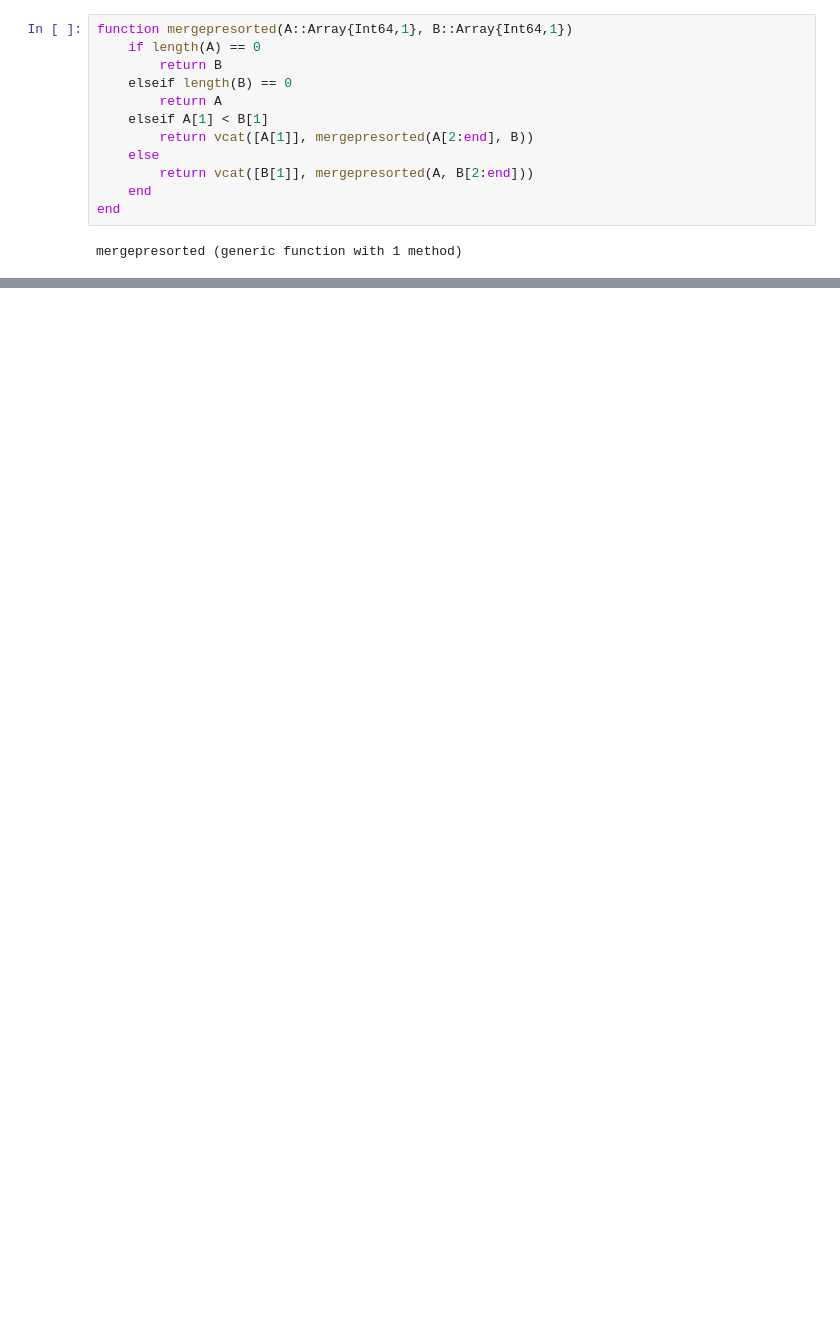
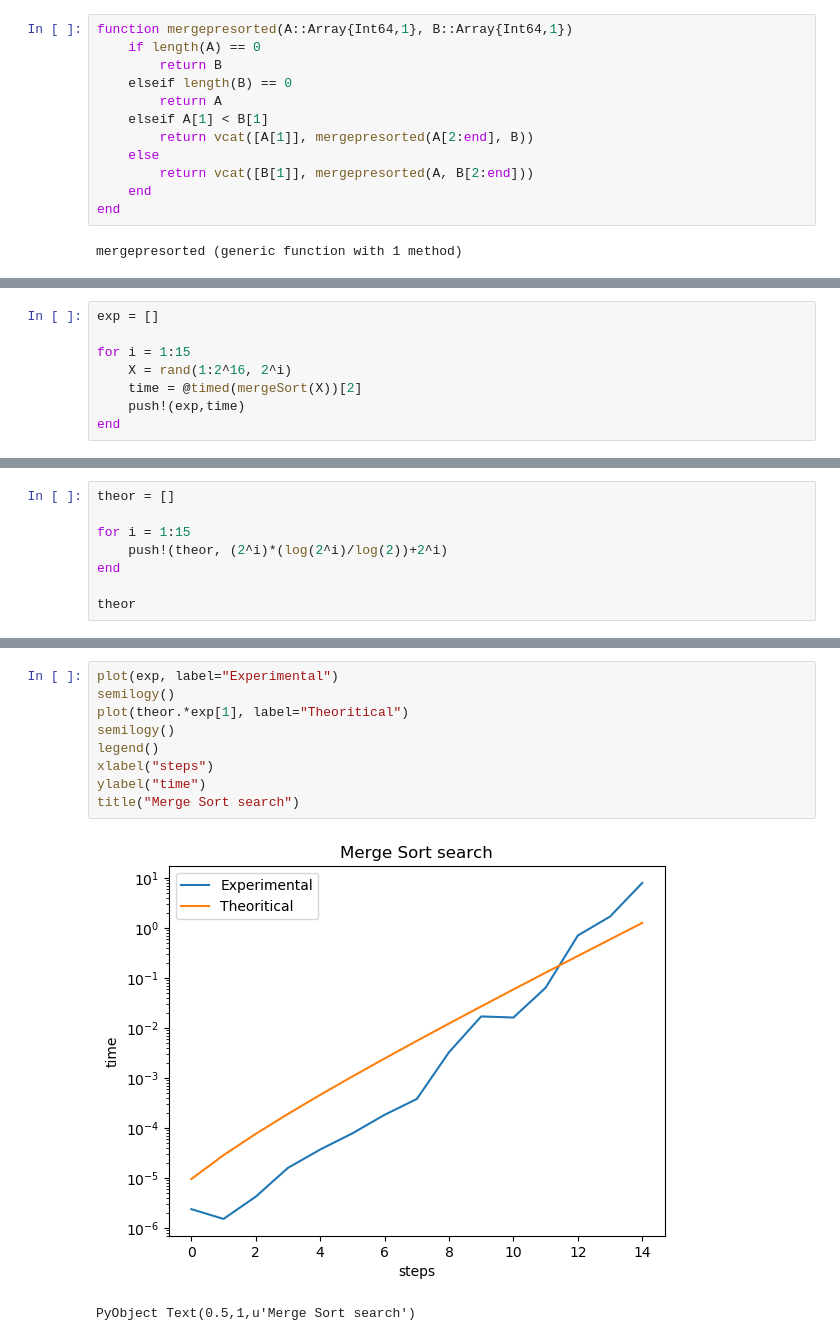
Before and after one commit to AliyaJan/MA934, a Jupyter notebook: workbook1.ipynb, the cells around one changed output, grey strips where cells are left out. Drawn from its saved outputs; the diff is of its cells as text; blank space fills up the shorter version.

```diff
--- a/workbook1.ipynb
+++ b/workbook1.ipynb
@@ -190,0 +310,8 @@ mergesort! (generic function with 1 method)
+# %%
+exp = []
+
+for i = 1:15
+    X = rand(1:2^16, 2^i)
+    time = @timed(mergeSort(X))[2]
+    push!(exp,time)
+end
@@ -190,0 +320,8 @@ mergesort! (generic function with 1 method)
+# %%
+theor = []
+
+for i = 1:15
+    push!(theor, (2^i)*(log(2^i)/log(2))+2^i)
+end
+
+theor
@@ -190,0 +345,12 @@ mergesort! (generic function with 1 method)
+# %%
+plot(exp, label="Experimental")
+semilogy()
+plot(theor.*exp[1], label="Theoritical")
+semilogy()
+legend()
+xlabel("steps")
+ylabel("time")
+title("Merge Sort search")
+# %% [output]
+[figure, added]
+PyObject Text(0.5,1,u'Merge Sort search')
```
Also changed, not shown: parts of 39 cells of this notebook, 3 other files.
